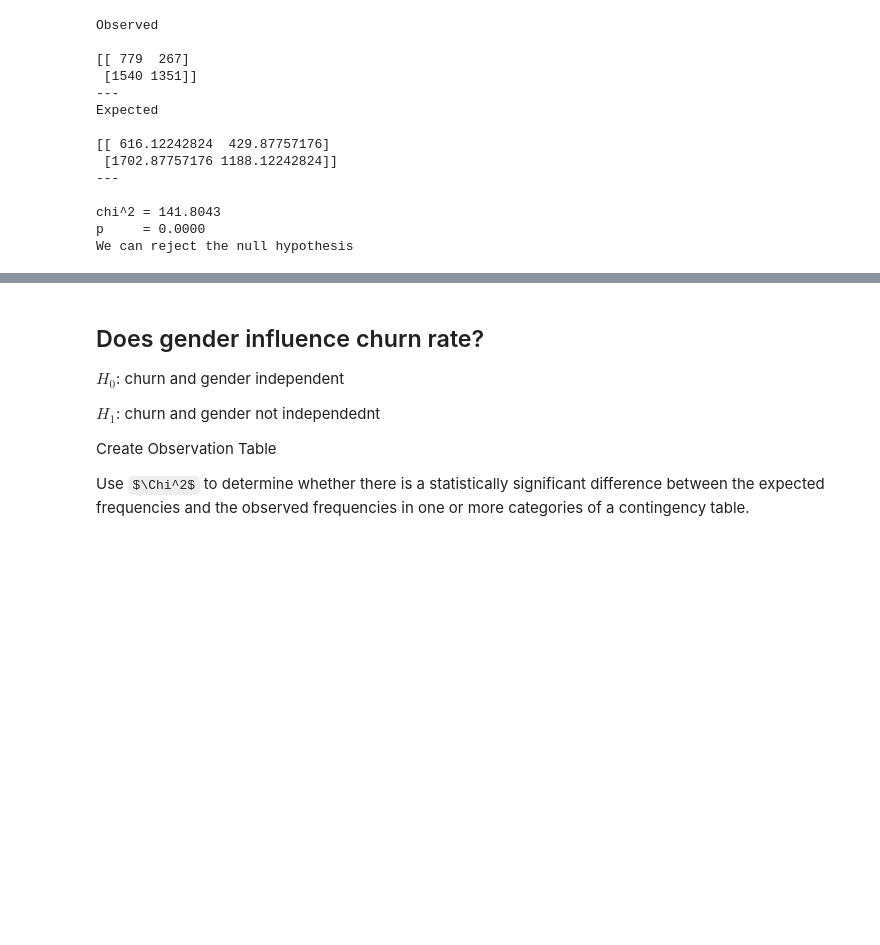
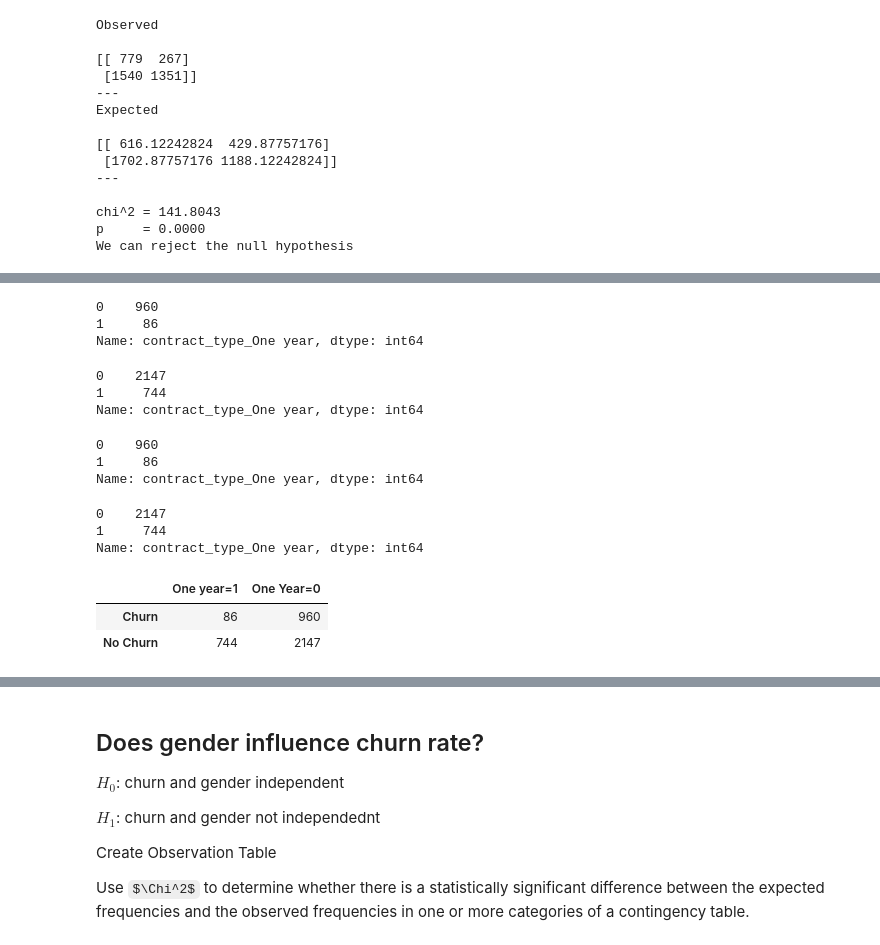
Before and after one commit to Jared-Godar/classification-project, a Jupyter notebook: telco_project_working.ipynb, the cells around one changed output, grey strips where cells are left out. Cells and saved outputs as stored; diff of their text form; code cells hidden in the pictures; some formulas as TeX source; blank space fills up the shorter version.

```diff
--- a/telco_project_working.ipynb
+++ b/telco_project_working.ipynb
@@ -1084,0 +1106,36 @@ We can reject the null hypothesis
+# %%
+churn['contract_type_One year'].value_counts()
+# %% [output]
+0    960
+1     86
+Name: contract_type_One year, dtype: int64
+# %%
+no_churn['contract_type_One year'].value_counts()
+# %% [output]
+0    2147
+1     744
+Name: contract_type_One year, dtype: int64
+# %%
+churn['contract_type_One year'].value_counts()
+# %% [output]
+0    960
+1     86
+Name: contract_type_One year, dtype: int64
+# %%
+no_churn['contract_type_One year'].value_counts()
+# %% [output]
+0    2147
+1     744
+Name: contract_type_One year, dtype: int64
+# %%
+# Make observation table
+
+index = ['Churn', 'No Churn']
+columns = ['One year=1', 'One Year=0']
+
+oneyear_observed = pd.DataFrame([[churn['contract_type_One year'].value_counts()[1], churn['contract_type_One year'].value_counts()[0]], [no_churn['contract_type_One year'].value_counts()[1], no_churn['contract_type_One year'].value_counts()[0]]], index=index, columns=columns)
+oneyear_observed
+# %% [output]
+|  | One year=1 | One Year=0 |
+| Churn | 86 | 960 |
+| No Churn | 744 | 2147 |
```
Also changed, not shown: parts of 44 cells of this notebook.
